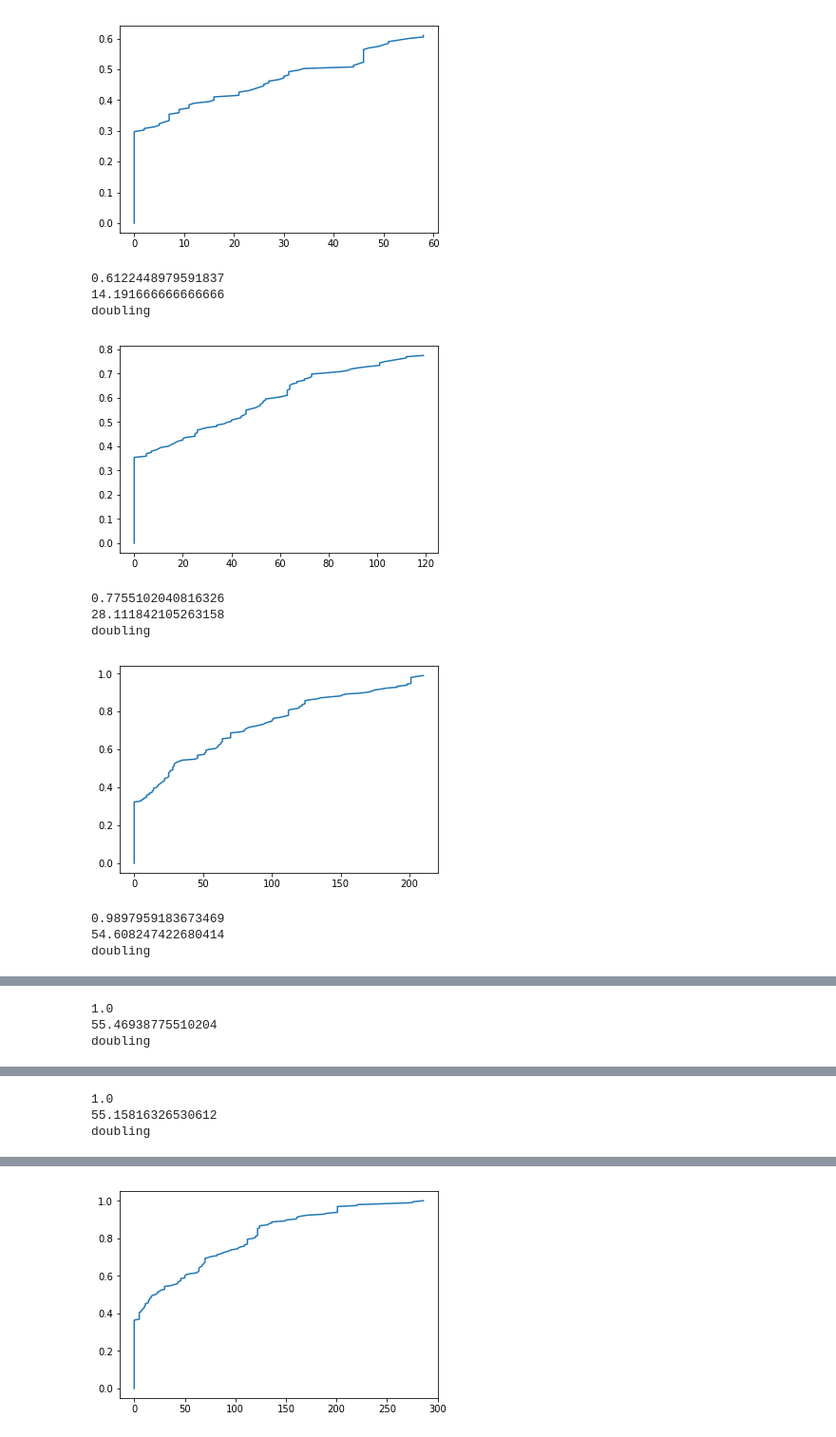
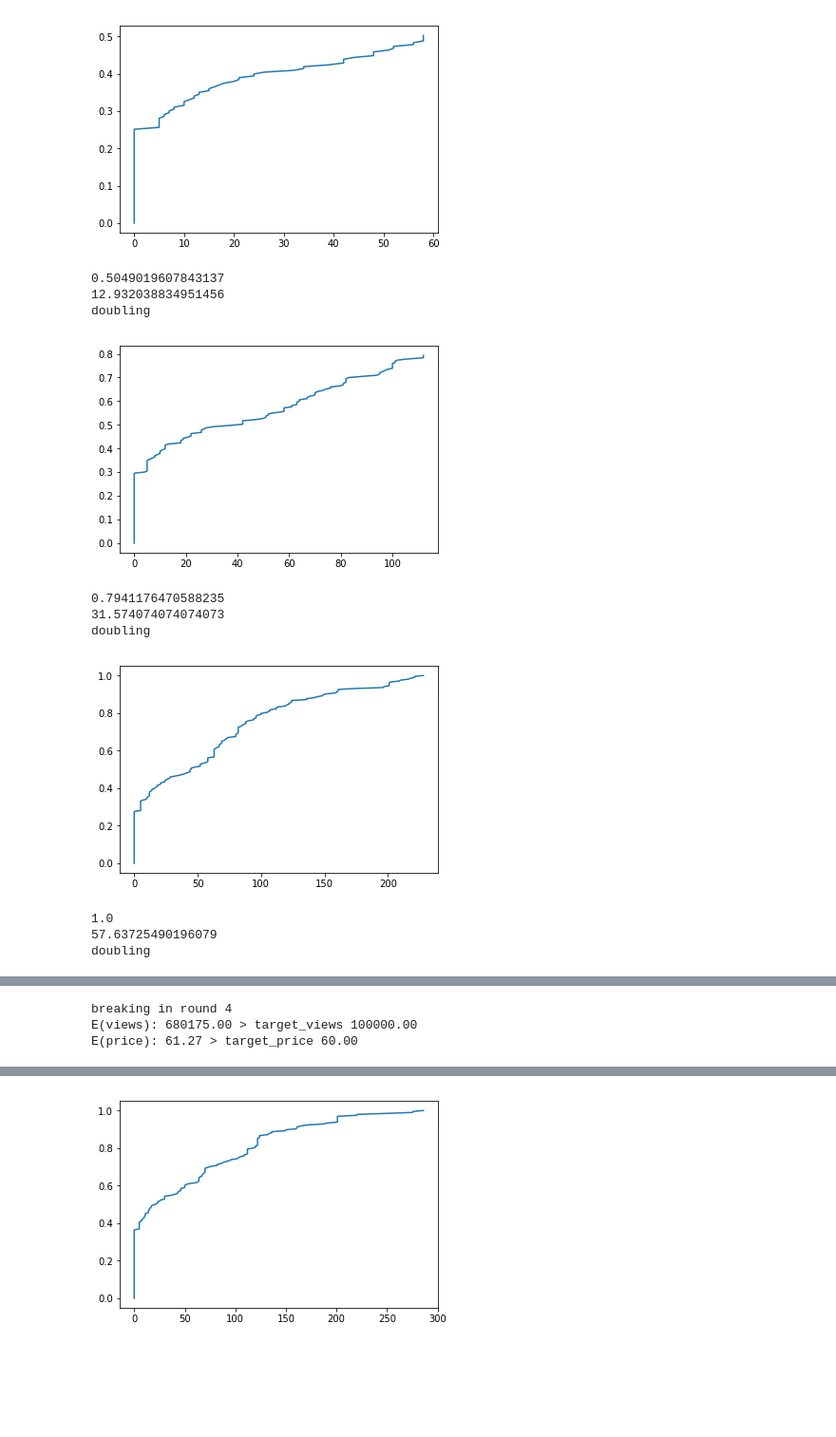
Before and after one commit to kasrad/Quant_Marketing_UvA, a Jupyter notebook: Ass_2/Data Exploration.ipynb, the cells around one changed output, grey strips where cells are left out. Shown: that part at 95% size. Saved outputs shown, nothing was run; the diff lists cells and outputs as text; code cells hidden in the pictures; blank space fills up the shorter version.

```diff
--- a/Ass_2/Data Exploration.ipynb
+++ b/Ass_2/Data Exploration.ipynb
@@ -11,11 +11,23 @@ import numpy as np
 # YOU CAN DO IT LATER
 # JUST DONT FORGET IT
 
-imp = data_reader('data\\imp.20131020.txt', colnames,
+imp_19 = data_reader('data\\imp.20131019.txt', colnames,
                 verbose=False, fuck_parsing=True)
-bid = data_reader('data\\bid.20131020.txt', colnames_bid, verbose=False, fuck_parsing=True)
-clk = data_reader('data\\clk.20131020.txt', colnames, verbose=False, fuck_parsing=True)
-conv = data_reader('data\\conv.20131020.txt', colnames, verbose=False, fuck_parsing=True)
+bid_19 = data_reader('data\\bid.20131019.txt', colnames_bid, verbose=False, fuck_parsing=True)
+clk_19 = data_reader('data\\clk.20131019.txt', colnames, verbose=False, fuck_parsing=True)
+conv_19 = data_reader('data\\conv.20131019.txt', colnames, verbose=False, fuck_parsing=True)
+
+
+imp_20 = data_reader('data\\imp.20131020.txt', colnames,
+                verbose=False, fuck_parsing=True)
+bid_20 = data_reader('data\\bid.20131020.txt', colnames_bid, verbose=False, fuck_parsing=True)
+clk_20 = data_reader('data\\clk.20131020.txt', colnames, verbose=False, fuck_parsing=True)
+conv_20 = data_reader('data\\conv.20131020.txt', colnames, verbose=False, fuck_parsing=True)
+# %%
+imp = imp_19.append(imp_20, ignore_index=True)
+bid = bid_19.append(bid_20, ignore_index=True)
+clk = clk_19.append(clk_20, ignore_index=True)
+conv = conv_19.append(conv_20, ignore_index=True)
 # %%
 bid_rel = bid[['bid_id', 'timestamp']]
 imp_rel = imp[['bid_id', 'paying_price']]
@@ -35,9 +47,9 @@ def split_explore_exploit(bids, share_exploration):
 share_exploration = 0.003
 bids_explore, bids_exploit, N = split_explore_exploit(bids, share_exploration)
 
-G = 1e5 / 2
-B = 6e6 / 2
-target_price =  B/G
+G = 1e5
+B = 6e6
+target_price =  B / G
 target_winrate = G / N
 
 
@@ -68,44 +80,44 @@ def explore(bids_explore, target_price, N, rounds=5, plot_win_fct=False):
             if bid_price > bid.paying_price:
                 won += 1
                 cost += bid.paying_price
                 winning_prices[index] = bid.paying_price
             index += 1
         if plot_win_fct:
             sorted_data = np.sort(winning_prices)
-            yvals=np.arange(len(winning_prices))/float(len(winning_prices)-1)
+            yvals = np.arange(len(winning_prices))/float(len(winning_prices)-1) #len(winning_prices) = step
             plt.plot(sorted_data, yvals)
             plt.show()
         winrate = won / step
         price = cost / won
         exp_views = N * winrate
         exp_price = cost / step
 
         if  (exp_views < G) or (price < target_price):
             bid_price = bid_price * 2
             print(winrate)
             print(price)
             print('doubling')
         else:
-            print('breaking in round %s' % round)
+            print('breaking in round %s' % (round + 1))
             print('E(views): %.2f > target_views %.2f' % \
                   (exp_views, G))
             print('E(price): %.2f > target_price %.2f' % \
                   (exp_price, target_price))
             break
         start += step
         stop += step
     return winning_prices
-abc = explore(bids_explore, target_price, N, plot_win_fct = True)
+abc = explore(bids_explore, target_price, N, rounds=10, plot_win_fct = True)
 # %% [output]
-[figure, old version]
+[figure, new version]
-0.6122448979591837
-14.191666666666666
+0.5049019607843137
+12.932038834951456
 doubling
-[figure, old version]
+[figure, new version]
-0.7755102040816326
-28.111842105263158
+0.7941176470588235
+31.574074074074073
 doubling
-[figure, old version]
+[figure, new version]
-0.9897959183673469
-54.608247422680414
+1.0
+57.63725490196079
 doubling
@@ -113,3 +125,3 @@ doubling
-1.0
-55.46938775510204
-doubling
+breaking in round 4
+E(views): 680175.00 > target_views 100000.00
+E(price): 61.27 > target_price 60.00
@@ -117,3 +127,0 @@ doubling
-1.0
-55.15816326530612
-doubling
```
Also changed, not shown: parts of 5 cells of this notebook.
